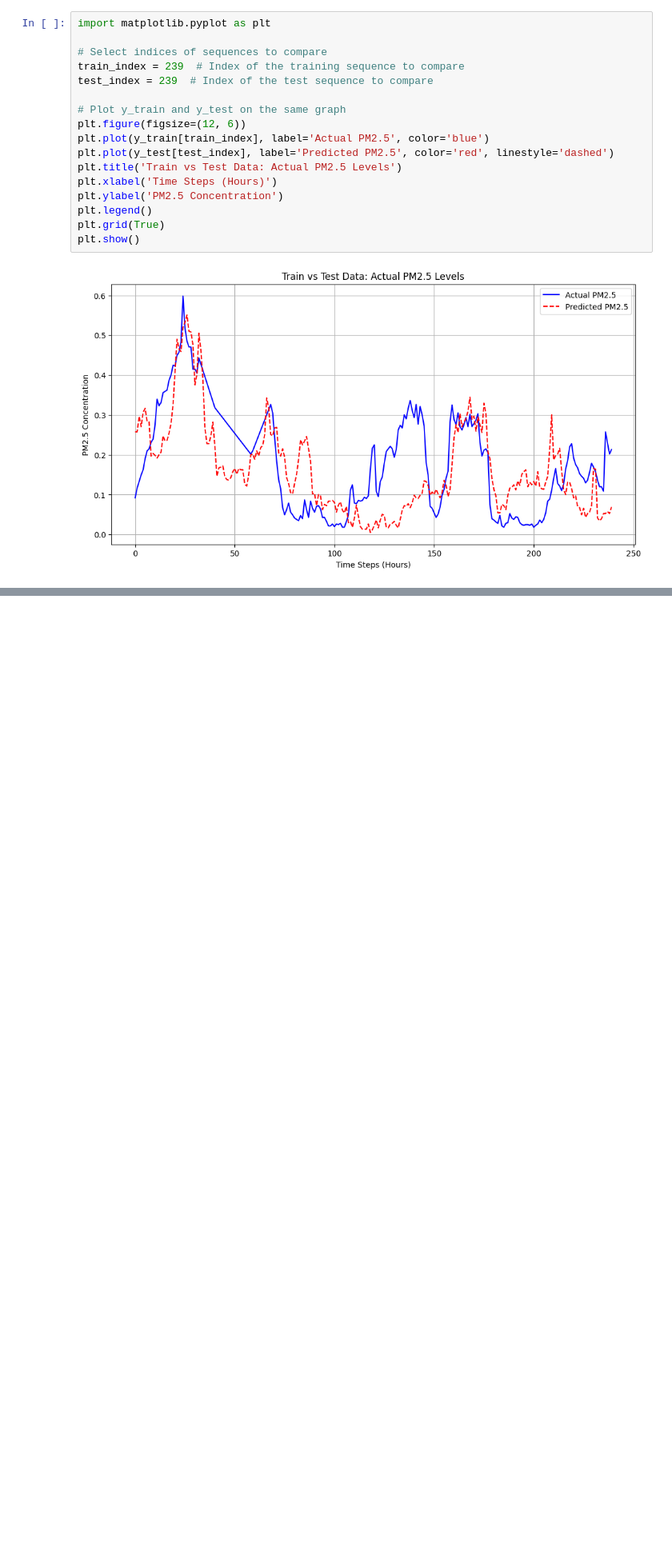
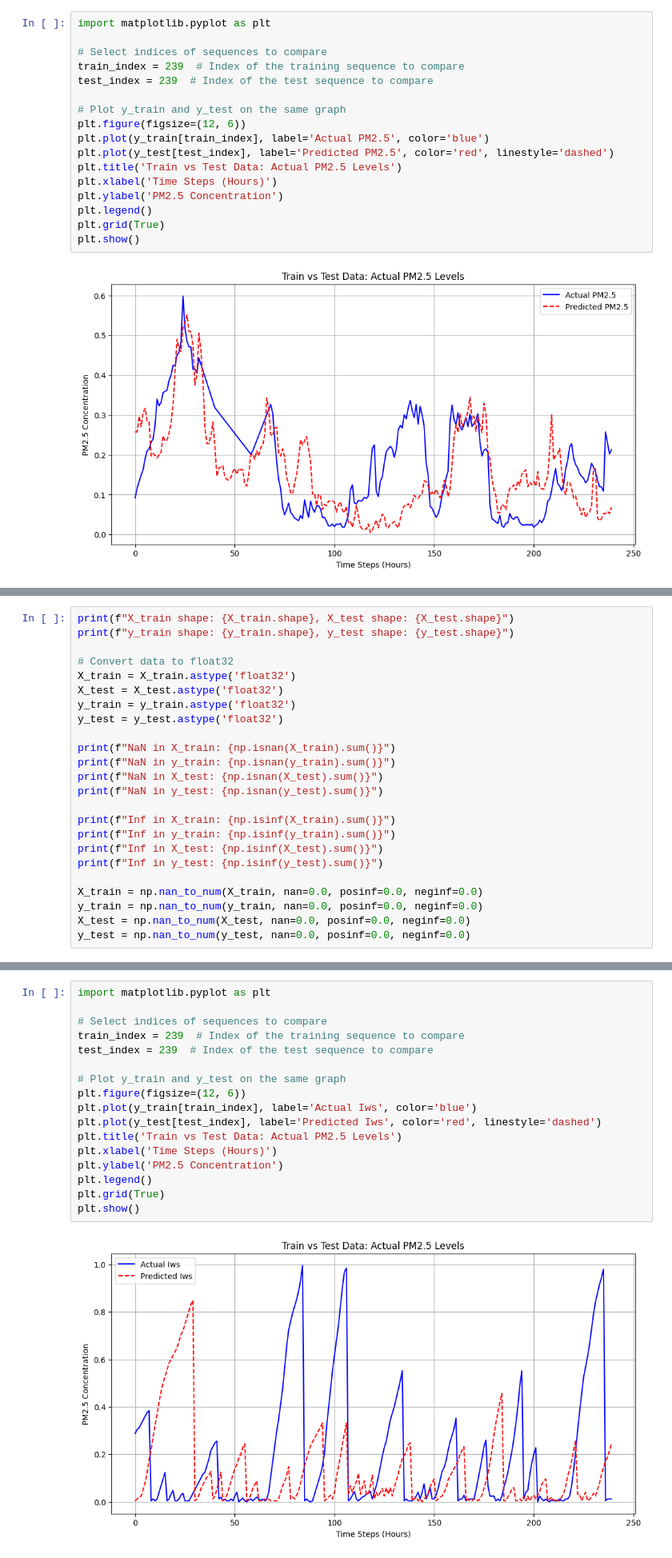
Before and after one commit to PSswathi/aai-530-group3-final-project-smartaq, a Jupyter notebook: EDA_LSTM_implementation_swathi.ipynb, the cells around one changed output, grey strips where cells are left out. Shown at 80% size. Drawn from its saved outputs; the diff is of its cells as text; blank space fills up the shorter version.

```diff
--- a/EDA_LSTM_implementation_swathi.ipynb
+++ b/EDA_LSTM_implementation_swathi.ipynb
@@ -987,0 +1046,24 @@ plt.show()
+# %%
+print(f"X_train shape: {X_train.shape}, X_test shape: {X_test.shape}")
+print(f"y_train shape: {y_train.shape}, y_test shape: {y_test.shape}")
+
+# Convert data to float32
+X_train = X_train.astype('float32')
+X_test = X_test.astype('float32')
+y_train = y_train.astype('float32')
+y_test = y_test.astype('float32')
+
+print(f"NaN in X_train: {np.isnan(X_train).sum()}")
+print(f"NaN in y_train: {np.isnan(y_train).sum()}")
+print(f"NaN in X_test: {np.isnan(X_test).sum()}")
+print(f"NaN in y_test: {np.isnan(y_test).sum()}")
+
+print(f"Inf in X_train: {np.isinf(X_train).sum()}")
+print(f"Inf in y_train: {np.isinf(y_train).sum()}")
+print(f"Inf in X_test: {np.isinf(X_test).sum()}")
+print(f"Inf in y_test: {np.isinf(y_test).sum()}")
+
+X_train = np.nan_to_num(X_train, nan=0.0, posinf=0.0, neginf=0.0)
+y_train = np.nan_to_num(y_train, nan=0.0, posinf=0.0, neginf=0.0)
+X_test = np.nan_to_num(X_test, nan=0.0, posinf=0.0, neginf=0.0)
+y_test = np.nan_to_num(y_test, nan=0.0, posinf=0.0, neginf=0.0)
@@ -987,0 +1131,19 @@ plt.show()
+# %%
+import matplotlib.pyplot as plt
+
+# Select indices of sequences to compare
+train_index = 239  # Index of the training sequence to compare
+test_index = 239  # Index of the test sequence to compare
+
+# Plot y_train and y_test on the same graph
+plt.figure(figsize=(12, 6))
+plt.plot(y_train[train_index], label='Actual Iws', color='blue')
+plt.plot(y_test[test_index], label='Predicted Iws', color='red', linestyle='dashed')
+plt.title('Train vs Test Data: Actual PM2.5 Levels')
+plt.xlabel('Time Steps (Hours)')
+plt.ylabel('PM2.5 Concentration')
+plt.legend()
+plt.grid(True)
+plt.show()
+# %% [output]
+[figure, added]
```
Also changed, not shown: parts of 8 cells of this notebook.
